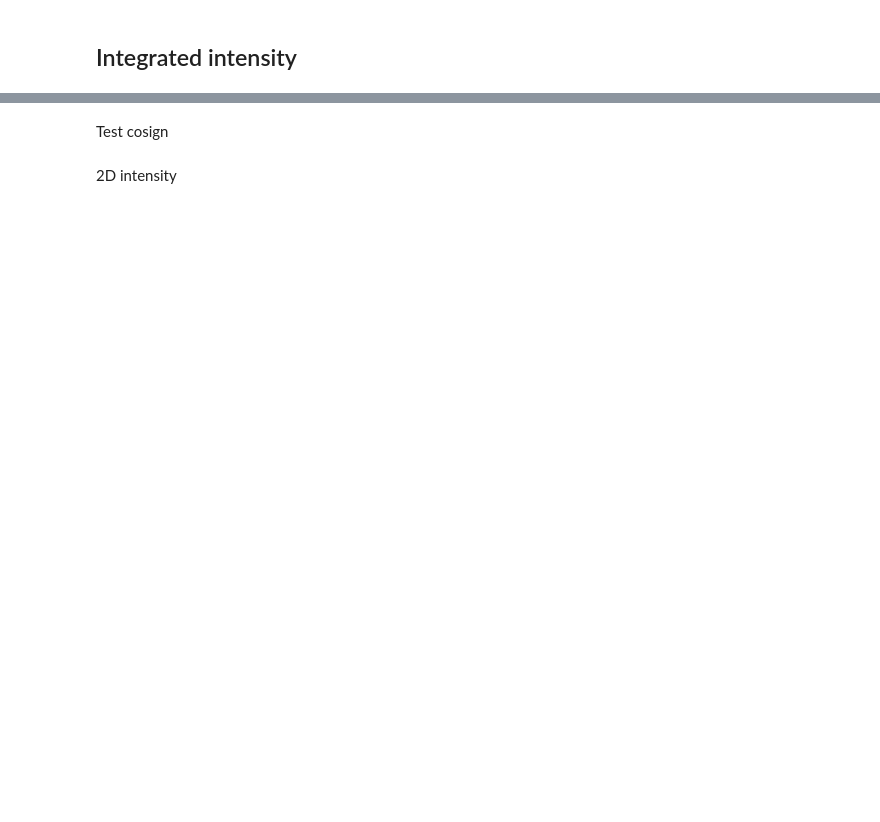
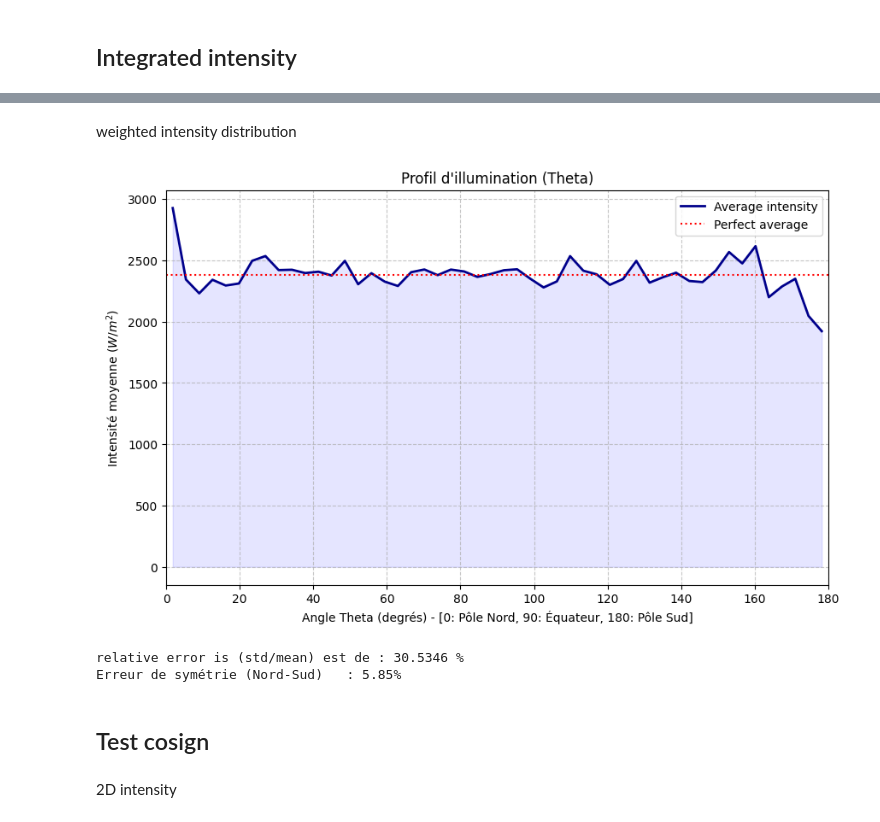
Before and after one commit to clarajdr/Omega60-DD-ICF-simulation, a Jupyter notebook: collision.ipynb, the cells around one changed output, grey strips where cells are left out. Cells and saved outputs as stored; diff of their text form; code cells hidden in the pictures; blank space fills up the shorter version.

```diff
--- a/collision.ipynb
+++ b/collision.ipynb
@@ -228,0 +238,2 @@ relative error is (std/mean) est de : 31.9294 %
+# %% [markdown]
+weighted intensity distribution
@@ -229,5 +277,40 @@ relative error is (std/mean) est de : 31.9294 %
+# %%
+# --- EXÉCUTION ---
+# IMPORTANT : On récupère maintenant DEUX variables
+df_theta, rel_err, err_symetrie = compute_weighted_theta_distribution(df_hist)
+
+# --- VISUALISATION ---
+plt.figure(figsize=(10, 6))
+
+# Tracé de la courbe
+plt.plot(df_theta['theta_deg'], df_theta['intensity_avg'], color='darkblue', lw=2, label='Average intensity')
+plt.fill_between(df_theta['theta_deg'], df_theta['intensity_avg'], color='blue', alpha=0.1)
+
+# --- CHANGEMENT ICI : Affichage de l'erreur relative sur le graphique ---
+# On affiche la valeur 'rel_err' (multipliée par 100 pour l'avoir en %)
+plt.title("Profil d'illumination (Theta)")
+
+# Esthétique
+plt.xlabel("Angle Theta (degrés) - [0: Pôle Nord, 90: Équateur, 180: Pôle Sud]")
+plt.ylabel("Intensité moyenne ($W/m^2$)")
+plt.grid(True, linestyle='--', alpha=0.7)
+plt.xlim(0, 180)
+
+# Ajout d'une ligne horizontale pour l'intensité moyenne parfaite
+plt.axhline(df_theta['intensity_avg'].mean(), color='red', linestyle=':', label='Perfect average')
+
+plt.legend()
+plt.show()
+
+# Affichage dans le terminal pour ton suivi
+print(f"relative error is (std/mean) est de : {rel_err*100:.4f} %")
+print(f"Erreur de symétrie (Nord-Sud)   : {err_symetrie*100:.2f}%")
+# %% [output]
+[figure, added]
+relative error is (std/mean) est de : 30.5346 %
+Erreur de symétrie (Nord-Sud)   : 5.85%
 # %% [markdown]
-Test cosign
+## Test cosign
 # %%
 def cosine_test(num_rays=1000000):
 
```
Also changed, not shown: parts of 12 cells of this notebook, 4 other files.
